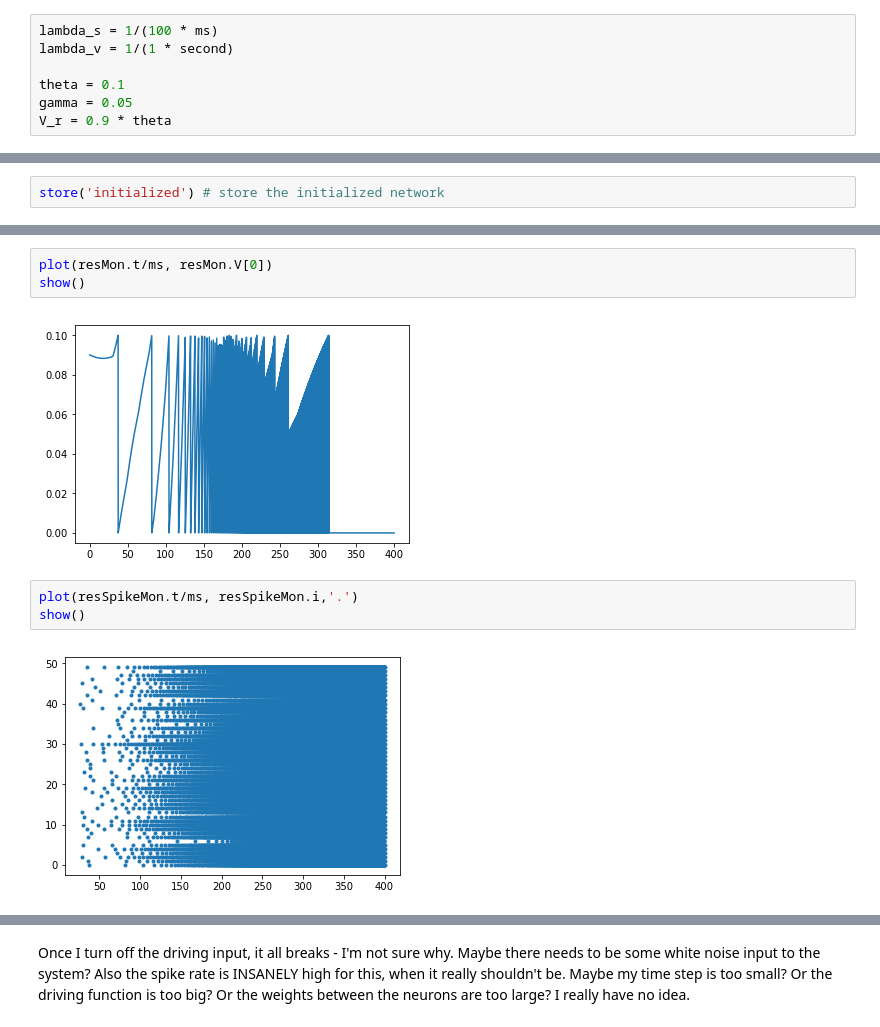
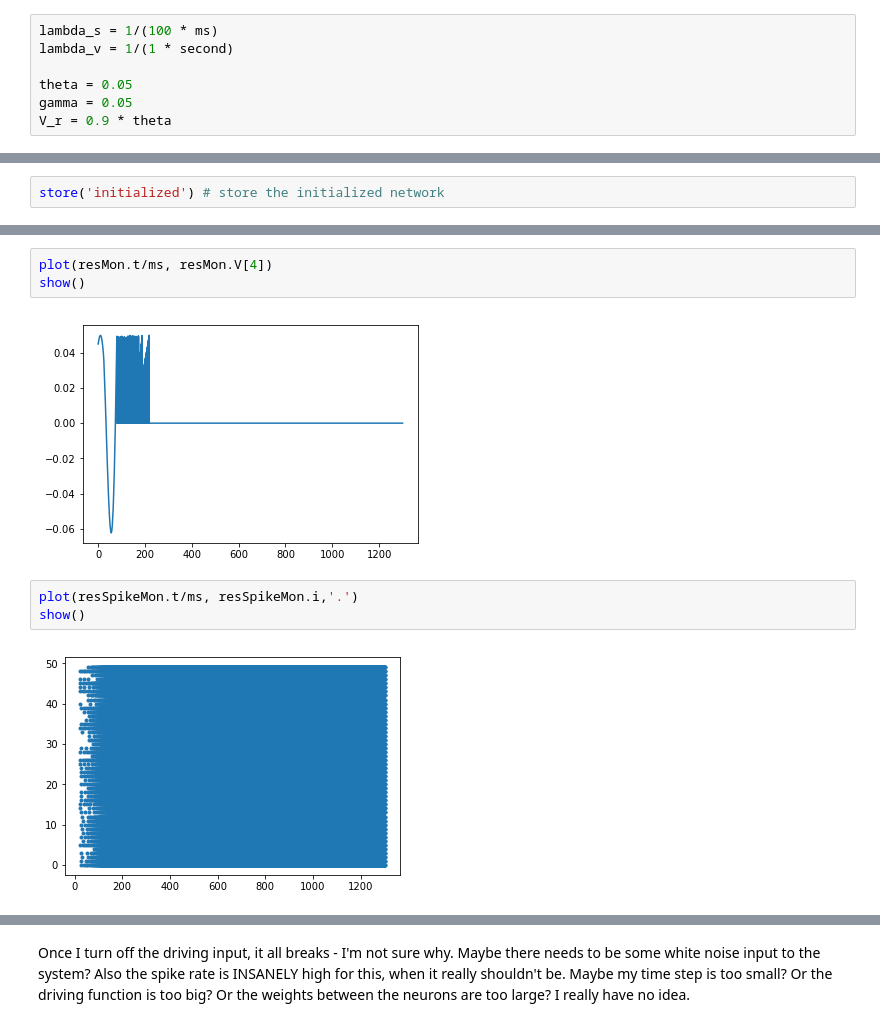
Before and after one commit to acellon/emc-brian-docker, a Jupyter notebook: src/emc-final-project.ipynb, the cells around one changed output, grey strips where cells are left out. Saved outputs shown, nothing was run; the diff lists cells and outputs as text.

```diff
--- a/src/emc-final-project.ipynb
+++ b/src/emc-final-project.ipynb
@@ -35,7 +35,7 @@ Now, let's set some of those parameters as defined in the paper and supplemental
 lambda_s = 1/(100 * ms)
 lambda_v = 1/(1 * second)
 
-theta = 0.1
+theta = 0.05
 gamma = 0.05
 V_r = 0.9 * theta
 # %%
@@ -242,12 +272,12 @@ show()
 # %%
-plot(resMon.t/ms, resMon.V[0])
+plot(resMon.t/ms, resMon.V[4])
 show()
 # %% [output]
-[figure, old version]
+[figure, new version]
 # %%
 plot(resSpikeMon.t/ms, resSpikeMon.i,'.')
 show()
 # %% [output]
-[figure, old version]
+[figure, new version]
 # %%
 plot(outMon.t/ms, outMon.z.flatten())
```
Also changed, not shown: parts of 19 cells of this notebook.
